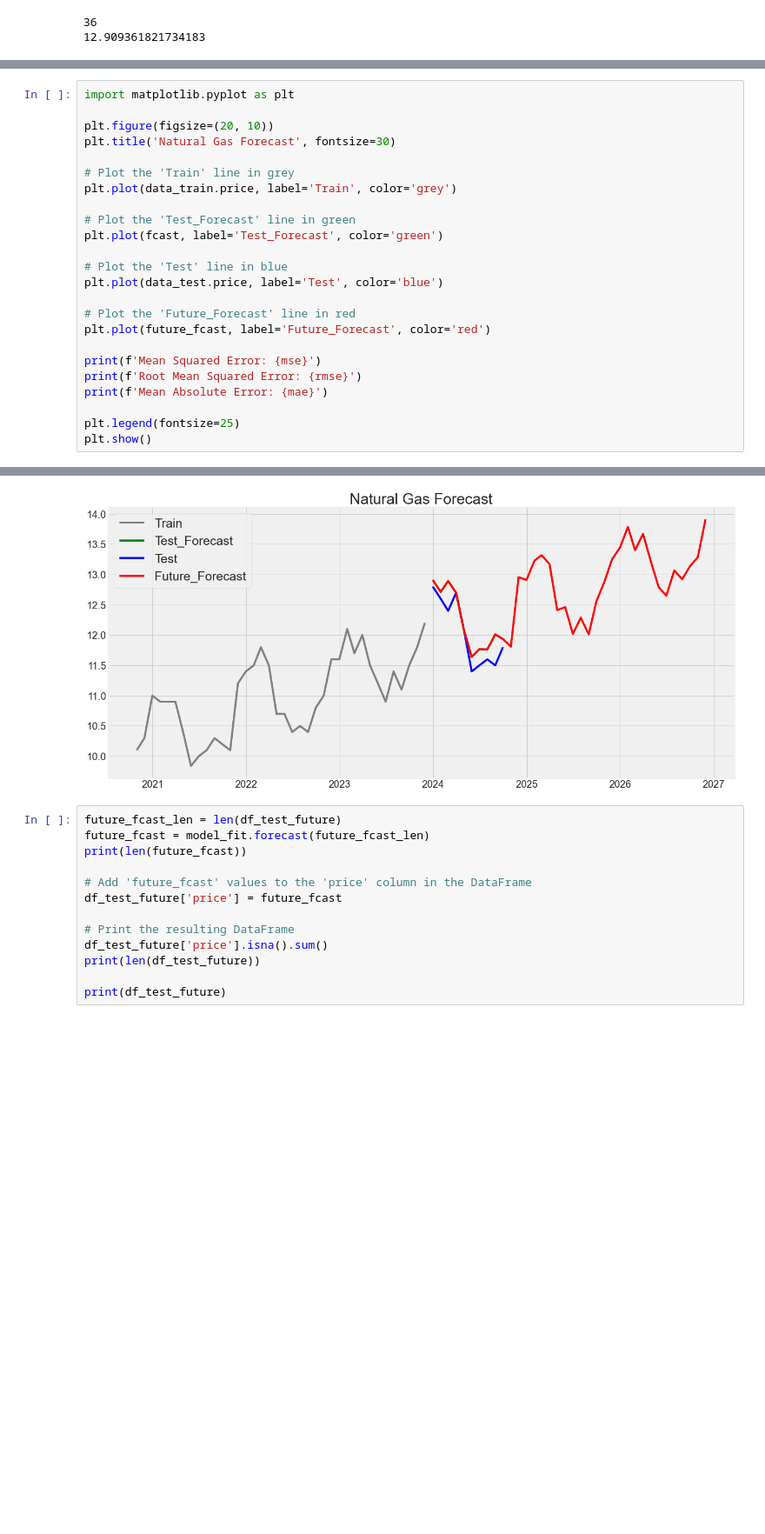
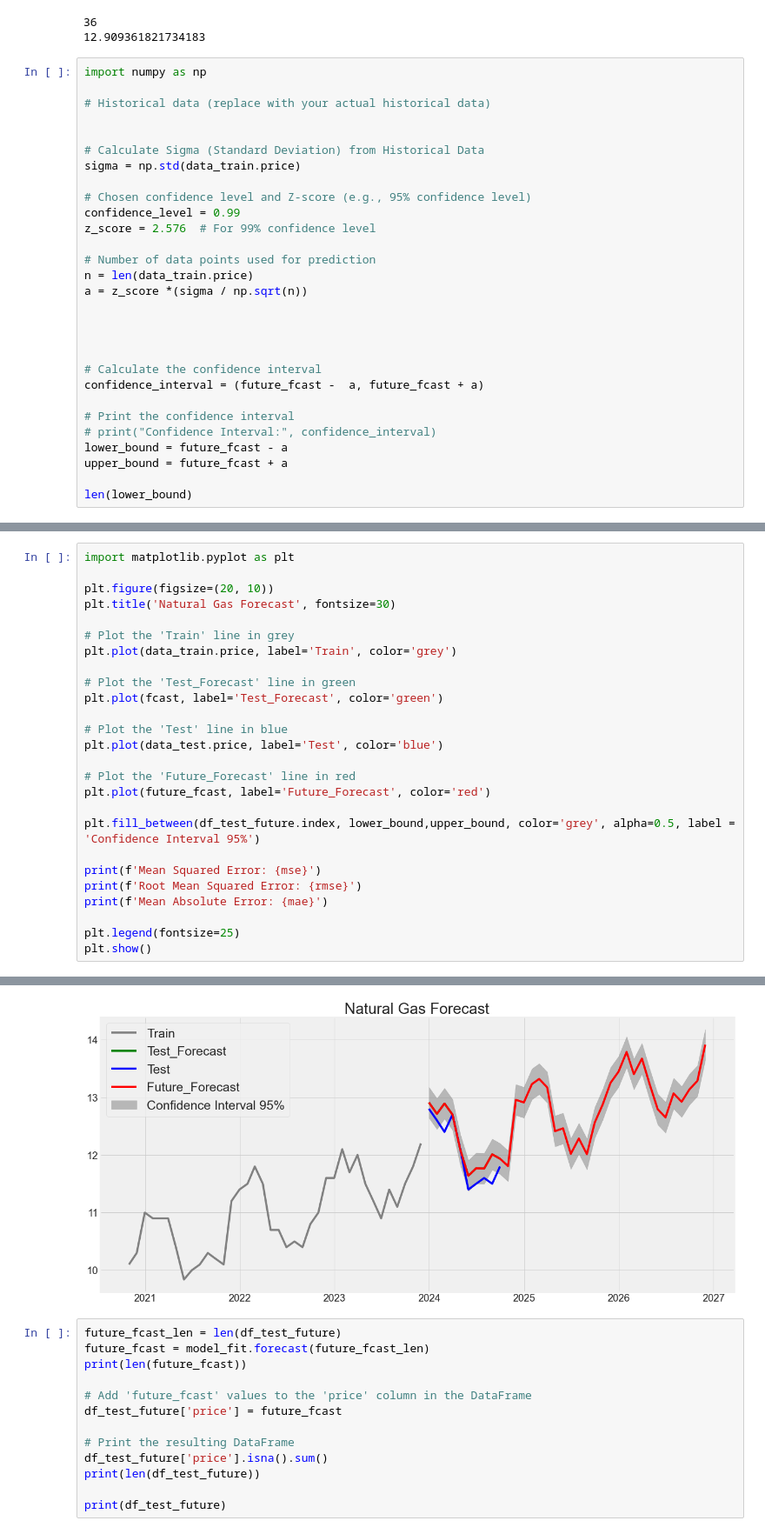
Before and after one commit to arjundoshi221/JPMC_Quant_Research, a Jupyter notebook: task1/code/timeseries.ipynb, the cells around one changed output, grey strips where cells are left out. Shown at 87% size. Saved outputs shown, nothing was run; the diff lists cells and outputs as text; blank space fills up the shorter version.

Commit message:
add confidence intervals

```diff
--- a/task1/code/timeseries.ipynb
+++ b/task1/code/timeseries.ipynb
@@ -236,3 +236,32 @@ print(future_fcast[0])
 # %% [output]
 36
 12.909361821734183
+# %%
+import numpy as np
+
+# Historical data (replace with your actual historical data)
+
+
+# Calculate Sigma (Standard Deviation) from Historical Data
+sigma = np.std(data_train.price)
+
+# Chosen confidence level and Z-score (e.g., 95% confidence level)
+confidence_level = 0.99
+z_score = 2.576  # For 99% confidence level
+
+# Number of data points used for prediction
+n = len(data_train.price)
+a = z_score *(sigma / np.sqrt(n))
+
+
+
+
+# Calculate the confidence interval
+confidence_interval = (future_fcast -  a, future_fcast + a)
+
+# Print the confidence interval
+# print("Confidence Interval:", confidence_interval)
+lower_bound = future_fcast - a
+upper_bound = future_fcast + a
+
+len(lower_bound)
@@ -239,32 +270,34 @@ print(future_fcast[0])
 # %%
 import matplotlib.pyplot as plt
 
 plt.figure(figsize=(20, 10))
 plt.title('Natural Gas Forecast', fontsize=30)
 
 # Plot the 'Train' line in grey
 plt.plot(data_train.price, label='Train', color='grey')
 
 # Plot the 'Test_Forecast' line in green
 plt.plot(fcast, label='Test_Forecast', color='green')
 
 # Plot the 'Test' line in blue
 plt.plot(data_test.price, label='Test', color='blue')
 
 # Plot the 'Future_Forecast' line in red
 plt.plot(future_fcast, label='Future_Forecast', color='red')
 
+plt.fill_between(df_test_future.index, lower_bound,upper_bound, color='grey', alpha=0.5, label = 'Confidence Interval 95%')
+
 print(f'Mean Squared Error: {mse}')
 print(f'Root Mean Squared Error: {rmse}')
 print(f'Mean Absolute Error: {mae}')
 
 plt.legend(fontsize=25)
 plt.show()
 # %% [output]
 Mean Squared Error: 0.0703142342533435
 Root Mean Squared Error: 0.2651683130642564
 Mean Absolute Error: 0.2042608834015148
-[figure, old version]
+[figure, new version]
 # %%
 future_fcast_len = len(df_test_future)
 future_fcast = model_fit.forecast(future_fcast_len)
```
Also changed, not shown: parts of 2 cells of this notebook, 1 other file.
